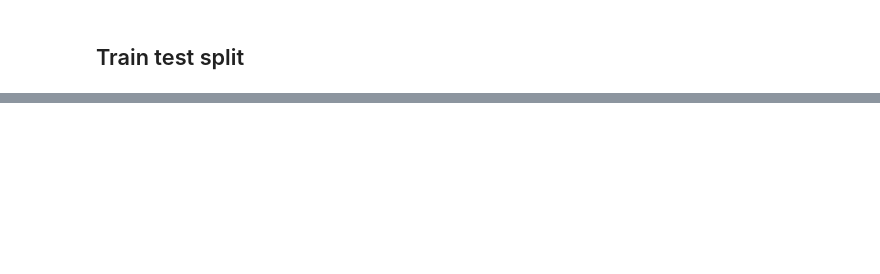
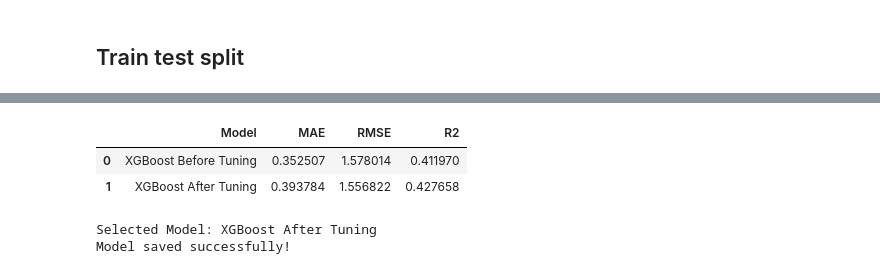
Before and after one commit to abinhyanmikha/Project-I, a Jupyter notebook: model_Training.ipynb.ipynb, the cells around one changed output, grey strips where cells are left out. Saved outputs shown, nothing was run; the diff lists cells and outputs as text; code cells hidden in the pictures; blank space fills up the shorter version.

```diff
--- a/model_Training.ipynb.ipynb
+++ b/model_Training.ipynb.ipynb
@@ -552,3 +718,10 @@ display(best_result)
+# %%
+before= pd.DataFrame([{
+    "Model": best_initial_name,
+    "MAE": mean_absolute_error(y_test, best_predictions),
+    "RMSE": np.sqrt(mean_squared_error(y_test, best_predictions)),
+    "R2": r2_score(y_test, best_predictions)
+}])
 # %%
 plt.figure(figsize=(7, 6))
 plt.scatter(y_test, best_predictions, alpha=0.35)
@@ -662,5 +869,20 @@ display(comparison)
+# %%
+# Compare before and after tuning
+comparison = pd.DataFrame({
+    "Model": ["XGBoost Before Tuning", "XGBoost After Tuning"],
+    "MAE": [before["MAE"].iloc[0], mae],
+    "RMSE": [before["RMSE"].iloc[0], rmse],
+    "R2": [before["R2"].iloc[0], r2]
+})
+
+display(comparison)
+# %% [output]
+|  | Model | MAE | RMSE | R2 |
+| 0 | XGBoost Before Tuning | 0.352507 | 1.578014 | 0.411970 |
+| 1 | XGBoost After Tuning | 0.393784 | 1.556822 | 0.427658 |
 # %%
-if rmse < before_rmse and r2 > before_r2:
+# Select the best model based on RMSE and R2
+if rmse < before["RMSE"].iloc[0] and r2 > before["R2"].iloc[0]:
     final_model = best_xgb_model
     selected_model = "XGBoost After Tuning"
 else:
@@ -669,11 +891,15 @@ else:
 
 print("Selected Model:", selected_model)
 
+# Save the selected model
 import joblib
 
 joblib.dump(final_model, "best_xgboost_model.pkl")
 
 print("Model saved successfully!")
+# %% [output]
+Selected Model: XGBoost After Tuning
+Model saved successfully!
 # %%
 # Save processed test features
 pd.DataFrame(
```
Also changed, not shown: parts of 63 cells of this notebook, 1 other file.
